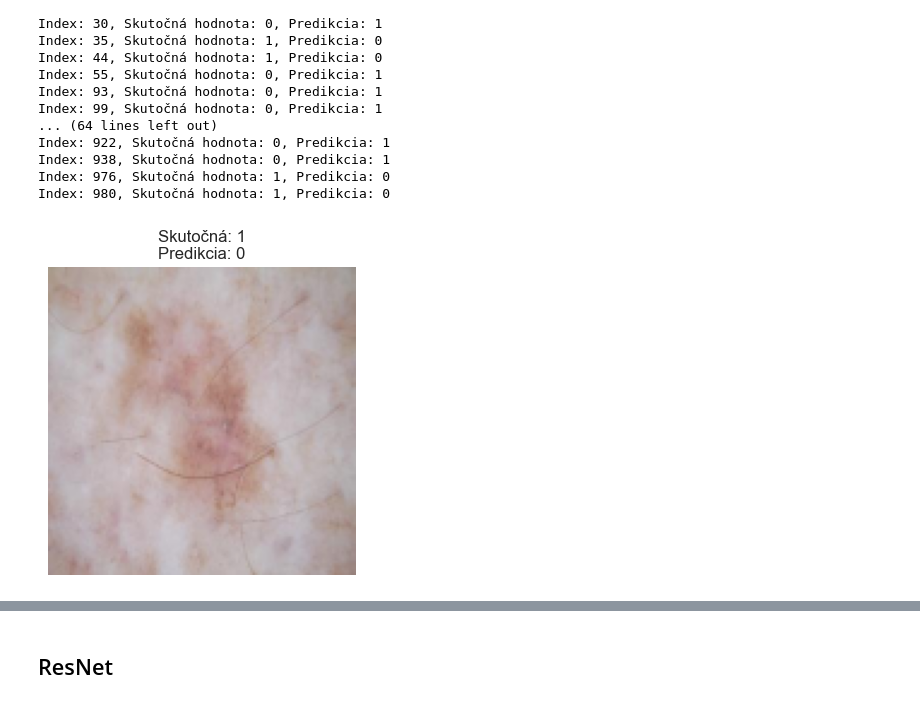
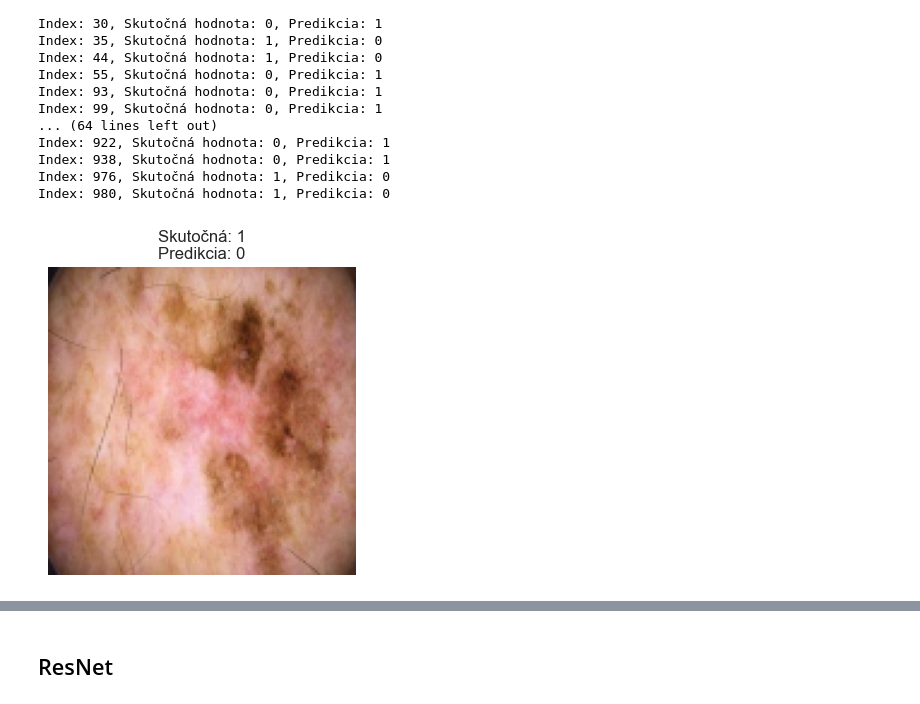
Before and after one commit to JohnyMi/DS_respository, a Jupyter notebook: main.ipynb, the cells around one changed output, grey strips where cells are left out. Cells and saved outputs as stored; diff of their text form; code cells hidden in the pictures.

```diff
--- a/main.ipynb
+++ b/main.ipynb
@@ -1339,4 +1340,7 @@ Epoch 15: val_accuracy did not improve from 0.90952
 531/531 ━━━━━━━━━━━━━━━━━━━━ 224s 422ms/step - accuracy: 0.8985 - loss: 0.2396 - val_accuracy: 0.8916 - val_loss: 0.2624 - learning_rate: 2.5000e-04
 Epoch 15: early stopping
 Restoring model weights from the end of the best epoch: 10.
+# %%
+with open('history_CNN.json', 'r') as f:
+    history_CNN = json.load(f)
 # %%
@@ -1873,15 +1875,15 @@ Index: 980, Skutočná hodnota: 1, Predikcia: 0
 # %%
 def show_single_mistake(index):
     if index not in incorrect_indices:
         print(f"Index {index} nie je medzi nesprávnymi predikciami.")
         return
 
     plt.figure(figsize=(4, 4))
     plt.imshow(X_test[index])
     plt.title(f"Skutočná: {y_test[index]}\nPredikcia: {y_pred_CNN1_binary[index]}")
     plt.axis("off")
     plt.show()
 
-show_single_mistake(incorrect_indices[2])  # Zobrazí prvú nesprávnu predikciu
+show_single_mistake(incorrect_indices[3])  # Zobrazí prvú nesprávnu predikciu
 # %% [output]
-[figure, old version]
+[figure, new version]
```
Also changed, not shown: parts of 45 cells of this notebook, 3 other files.
